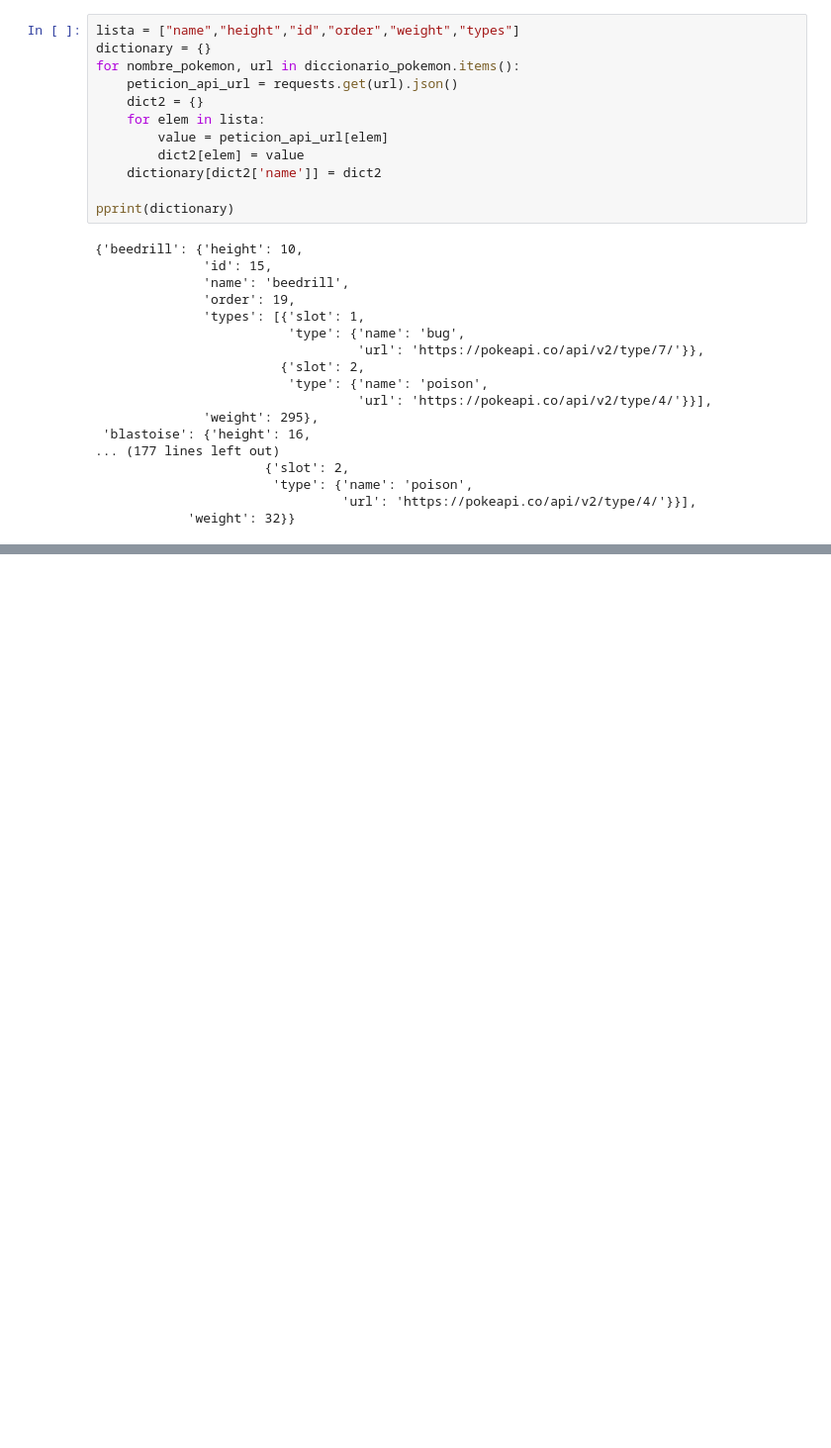
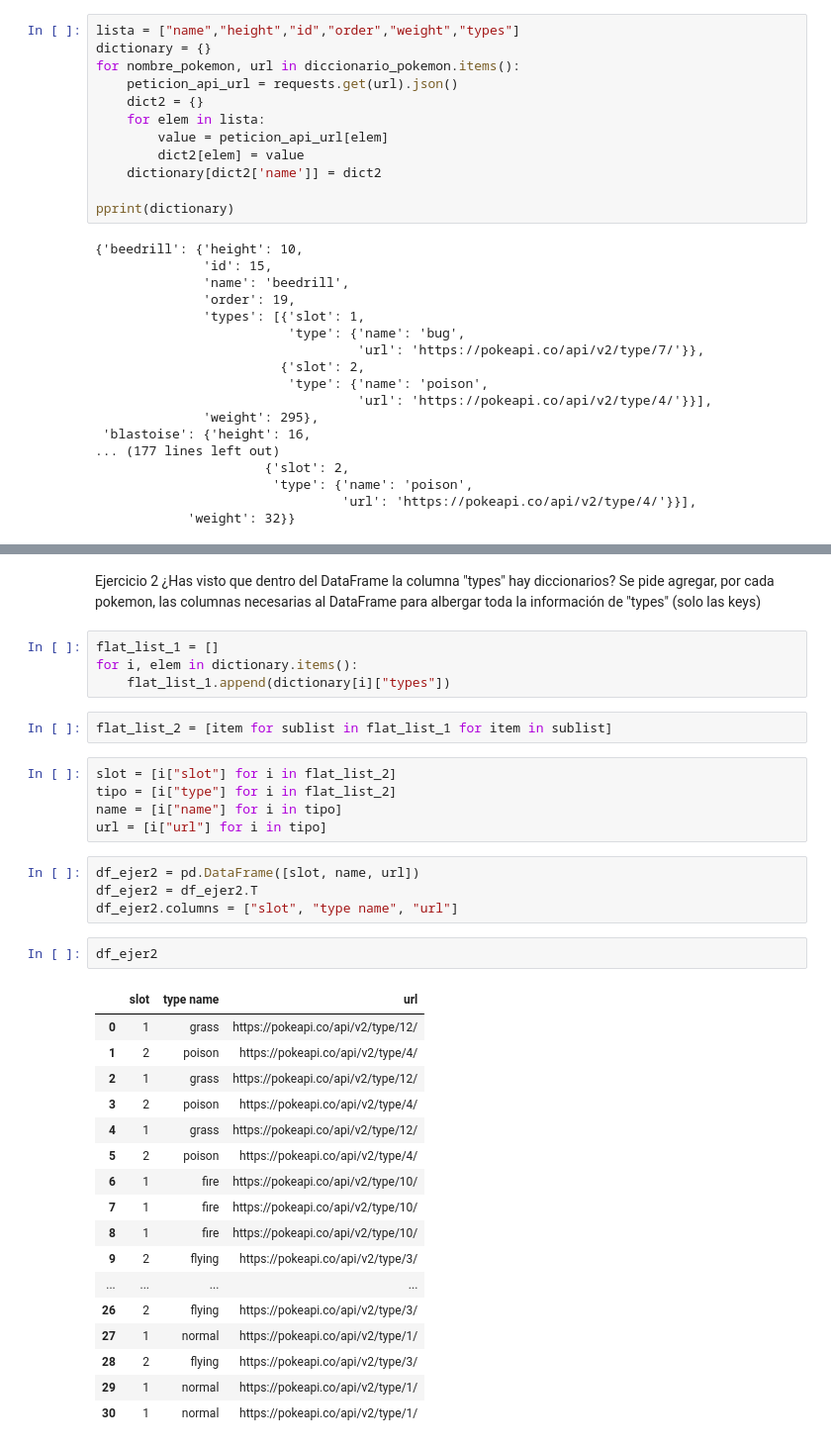
Before and after one commit to SoniaCobPac/the_bridge_bootcamp, a Jupyter notebook: week4_EDA_np_pd_json_apis_regex/day5_matplotlib_I_api/exercises/apis/api_pokemon_dataframe.ipynb, the cells around one changed output, grey strips where cells are left out. Shown: that part at 99% size. Saved outputs shown, nothing was run; the diff lists cells and outputs as text; blank space fills up the shorter version.

```diff
--- a/week4_EDA_np_pd_json_apis_regex/day5_matplotlib_I_api/exercises/apis/api_pokemon_dataframe.ipynb
+++ b/week4_EDA_np_pd_json_apis_regex/day5_matplotlib_I_api/exercises/apis/api_pokemon_dataframe.ipynb
@@ -139,3 +139,41 @@ df_final
 | 19 | raticate | https://pokeapi.co/api/v2/pokemon... | 7 | 20 | 27 | 185 | [{'slot': 1, 'type': {'name': 'no... |
 # %% [markdown]
 ![](df_pk.PNG)
+# %% [markdown]
+Ejercicio 2
+¿Has visto que dentro del DataFrame la columna "types" hay diccionarios? Se pide agregar, por cada pokemon, las columnas necesarias al DataFrame para albergar toda la información de "types" (solo las keys)
+# %%
+flat_list_1 = []
+for i, elem in dictionary.items():
+    flat_list_1.append(dictionary[i]["types"])
+# %%
+flat_list_2 = [item for sublist in flat_list_1 for item in sublist]
+# %%
+slot = [i["slot"] for i in flat_list_2]
+tipo = [i["type"] for i in flat_list_2]
+name = [i["name"] for i in tipo]
+url = [i["url"] for i in tipo]
+# %%
+df_ejer2 = pd.DataFrame([slot, name, url])
+df_ejer2 = df_ejer2.T
+df_ejer2.columns = ["slot", "type name", "url"]
+# %%
+df_ejer2
+# %% [output]
+|  | slot | type name | url |
+| 0 | 1 | grass | https://pokeapi.co/api/v2/type/12/ |
+| 1 | 2 | poison | https://pokeapi.co/api/v2/type/4/ |
+| 2 | 1 | grass | https://pokeapi.co/api/v2/type/12/ |
+| 3 | 2 | poison | https://pokeapi.co/api/v2/type/4/ |
+| 4 | 1 | grass | https://pokeapi.co/api/v2/type/12/ |
+| 5 | 2 | poison | https://pokeapi.co/api/v2/type/4/ |
+| 6 | 1 | fire | https://pokeapi.co/api/v2/type/10/ |
+| 7 | 1 | fire | https://pokeapi.co/api/v2/type/10/ |
+| 8 | 1 | fire | https://pokeapi.co/api/v2/type/10/ |
+| 9 | 2 | flying | https://pokeapi.co/api/v2/type/3/ |
+| ... | ... | ... | ... |
+| 26 | 2 | flying | https://pokeapi.co/api/v2/type/3/ |
+| 27 | 1 | normal | https://pokeapi.co/api/v2/type/1/ |
+| 28 | 2 | flying | https://pokeapi.co/api/v2/type/3/ |
+| 29 | 1 | normal | https://pokeapi.co/api/v2/type/1/ |
+| 30 | 1 | normal | https://pokeapi.co/api/v2/type/1/ |
```
Also changed, not shown: parts of 4 cells of this notebook, 1 other file.
